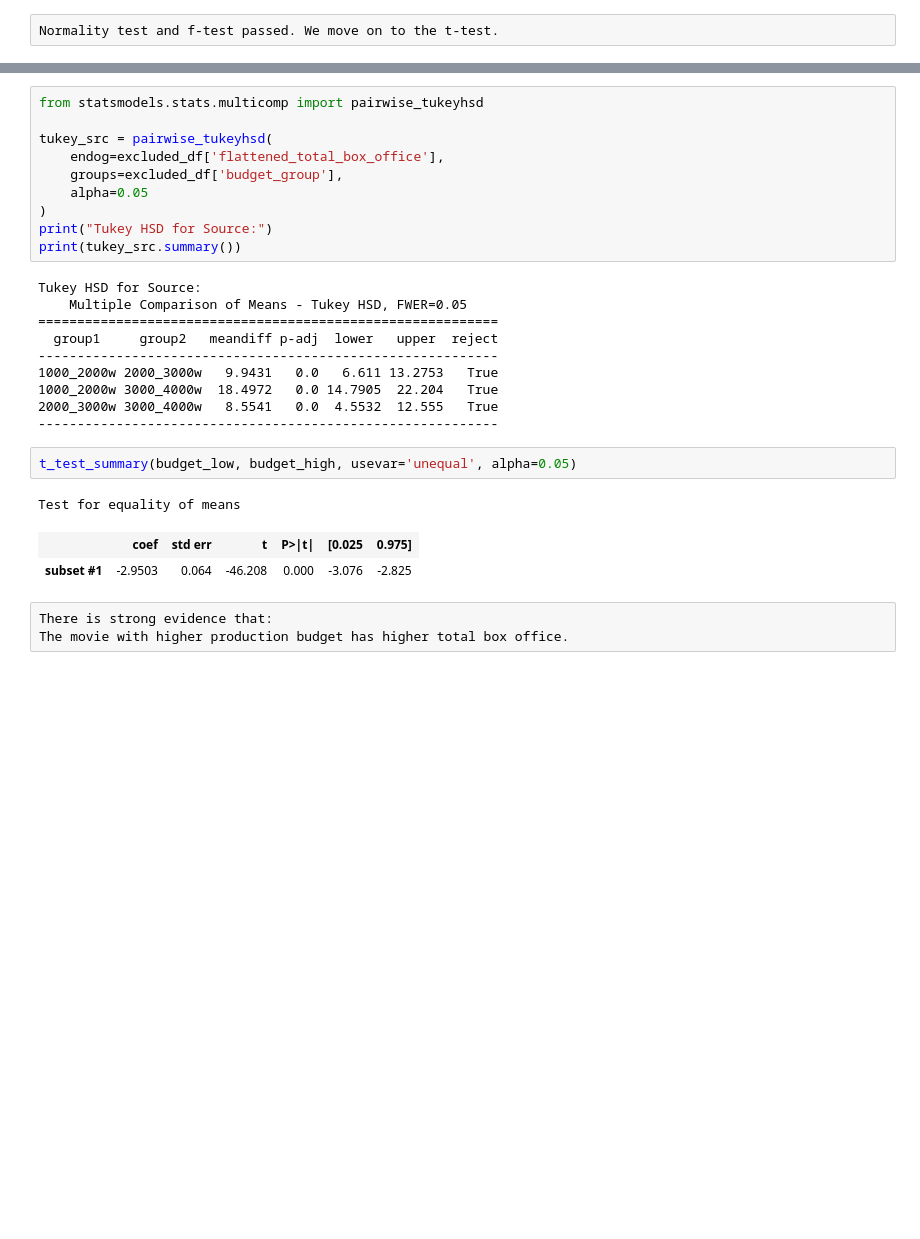
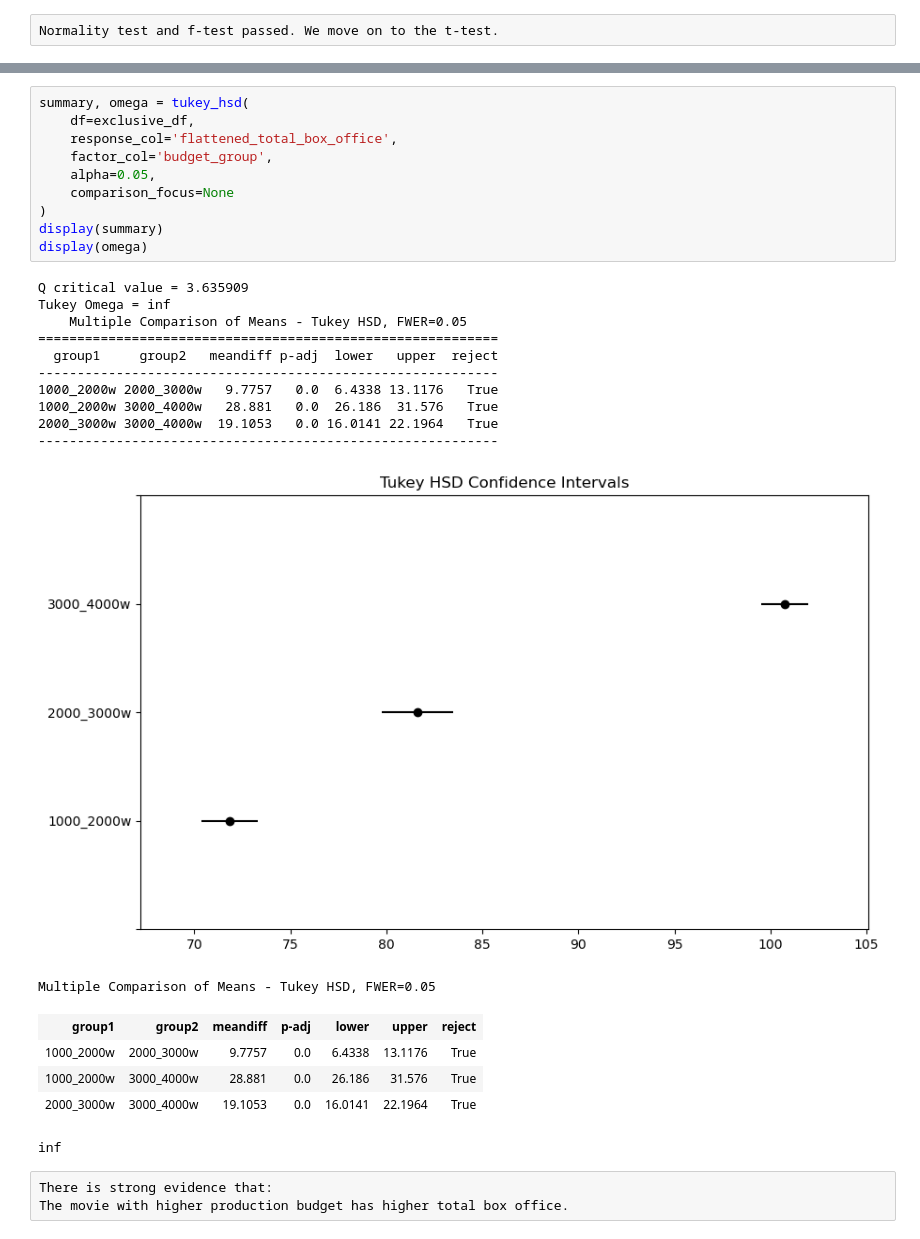
Before and after one commit to Ocean1029/Statistics_Final_Project, a Jupyter notebook: final_code_workspace/task_1_four_group.ipynb, the cells around one changed output, grey strips where cells are left out. Drawn from its saved outputs; the diff is of its cells as text; blank space fills up the shorter version.

```diff
--- a/final_code_workspace/task_1_four_group.ipynb
+++ b/final_code_workspace/task_1_four_group.ipynb
@@ -290,29 +325,31 @@ ANOVA Table:
 # %%
-from statsmodels.stats.multicomp import pairwise_tukeyhsd
-
-tukey_src = pairwise_tukeyhsd(
-    endog=excluded_df['flattened_total_box_office'],
-    groups=excluded_df['budget_group'],
-    alpha=0.05
+summary, omega = tukey_hsd(
+    df=exclusive_df,
+    response_col='flattened_total_box_office',
+    factor_col='budget_group',
+    alpha=0.05,
+    comparison_focus=None
 )
-print("Tukey HSD for Source:")
-print(tukey_src.summary())
+display(summary)
+display(omega)
 # %% [output]
-Tukey HSD for Source:
+Q critical value = 3.635909
+Tukey Omega = inf
     Multiple Comparison of Means - Tukey HSD, FWER=0.05
 ===========================================================
   group1     group2   meandiff p-adj  lower   upper  reject
 -----------------------------------------------------------
-1000_2000w 2000_3000w   9.9431   0.0   6.611 13.2753   True
-1000_2000w 3000_4000w  18.4972   0.0 14.7905  22.204   True
-2000_3000w 3000_4000w   8.5541   0.0  4.5532  12.555   True
+1000_2000w 2000_3000w   9.7757   0.0  6.4338 13.1176   True
+1000_2000w 3000_4000w   28.881   0.0  26.186  31.576   True
+2000_3000w 3000_4000w  19.1053   0.0 16.0141 22.1964   True
 -----------------------------------------------------------
+[figure, added]
+Multiple Comparison of Means - Tukey HSD, FWER=0.05
+| group1 | group2 | meandiff | p-adj | lower | upper | reject |
+| 1000_2000w | 2000_3000w | 9.7757 | 0.0 | 6.4338 | 13.1176 | True |
+| 1000_2000w | 3000_4000w | 28.881 | 0.0 | 26.186 | 31.576 | True |
+| 2000_3000w | 3000_4000w | 19.1053 | 0.0 | 16.0141 | 22.1964 | True |
+inf
-# %%
-t_test_summary(budget_low, budget_high, usevar='unequal', alpha=0.05)
-# %% [output]
-Test for equality of means
-|  | coef | std err | t | P>|t| | [0.025 | 0.975] |
-| subset #1 | -2.9503 | 0.064 | -46.208 | 0.000 | -3.076 | -2.825 |
 # %% [raw]
 There is strong evidence that:
 The movie with higher production budget has higher total box office.
```
Also changed, not shown: parts of 10 cells of this notebook, 1 other file.
